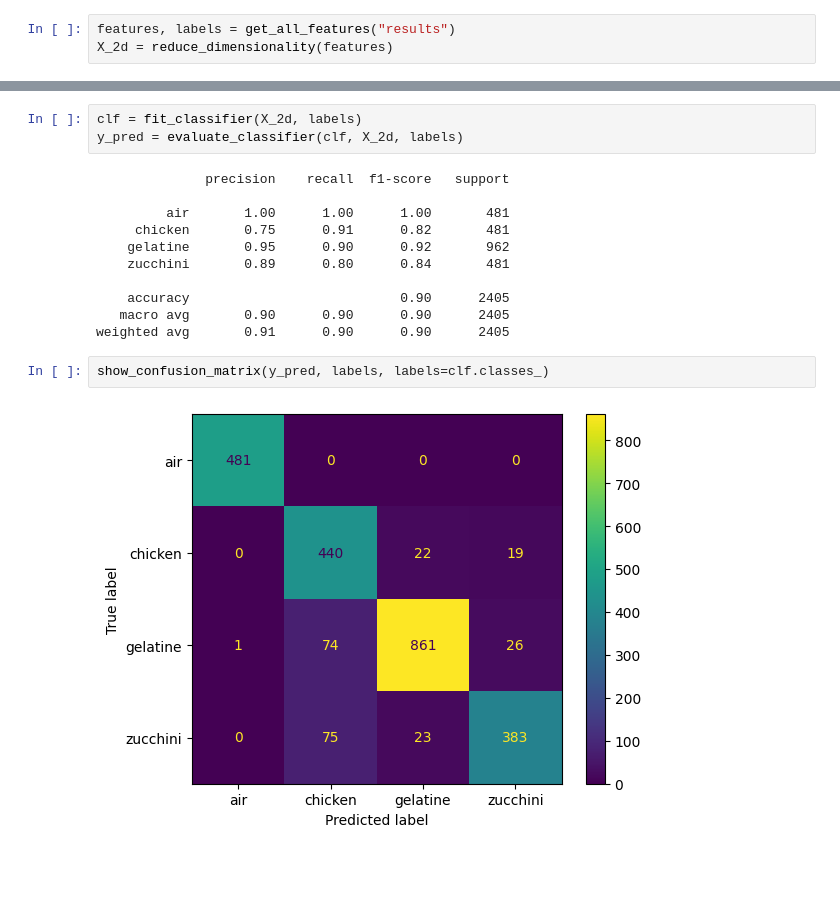
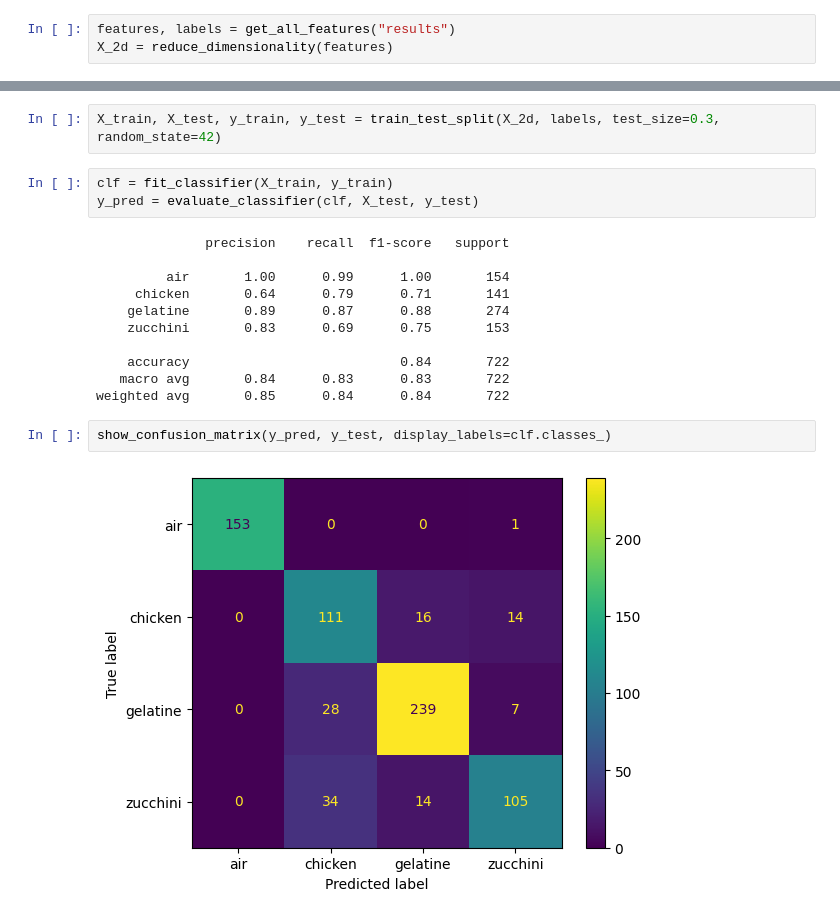
Before and after one commit to MartynaSokolowska/Vibroacoustic-analysis, a Jupyter notebook: evaluation.ipynb, the cells around one changed output, grey strips where cells are left out. Saved outputs shown, nothing was run; the diff lists cells and outputs as text; blank space fills up the shorter version.

```diff
--- a/evaluation.ipynb
+++ b/evaluation.ipynb
@@ -12,18 +13,20 @@ plot_umap(X_2d, labels)
+# %%
+X_train, X_test, y_train, y_test = train_test_split(X_2d, labels, test_size=0.3, random_state=42)
 # %%
-clf = fit_classifier(X_2d, labels)
-y_pred = evaluate_classifier(clf, X_2d, labels)
+clf = fit_classifier(X_train, y_train)
+y_pred = evaluate_classifier(clf, X_test, y_test)
 # %% [output]
               precision    recall  f1-score   support
 
-         air       1.00      1.00      1.00       481
-     chicken       0.75      0.91      0.82       481
-    gelatine       0.95      0.90      0.92       962
-    zucchini       0.89      0.80      0.84       481
+         air       1.00      0.99      1.00       154
+     chicken       0.64      0.79      0.71       141
+    gelatine       0.89      0.87      0.88       274
+    zucchini       0.83      0.69      0.75       153
 
-    accuracy                           0.90      2405
-   macro avg       0.90      0.90      0.90      2405
-weighted avg       0.91      0.90      0.90      2405
+    accuracy                           0.84       722
+   macro avg       0.84      0.83      0.83       722
+weighted avg       0.85      0.84      0.84       722
 # %%
-show_confusion_matrix(y_pred, labels, labels=clf.classes_)
+show_confusion_matrix(y_pred, y_test, display_labels=clf.classes_)
 # %% [output]
-[figure, old version]
+[figure, new version]
```
Also changed, not shown: parts of 5 cells of this notebook, 2 other files.
